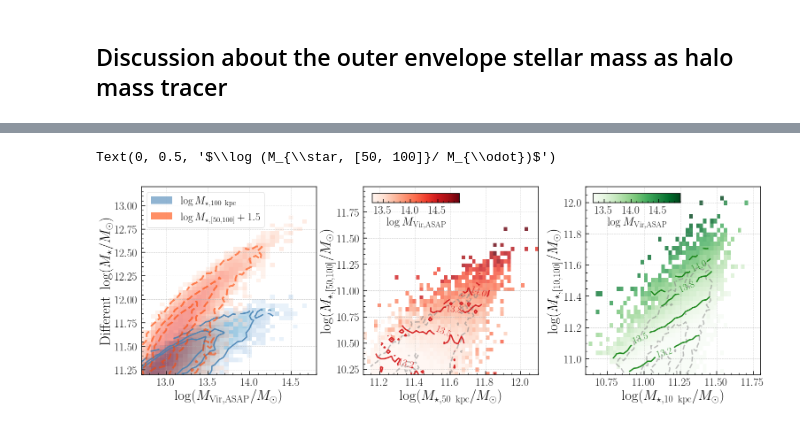
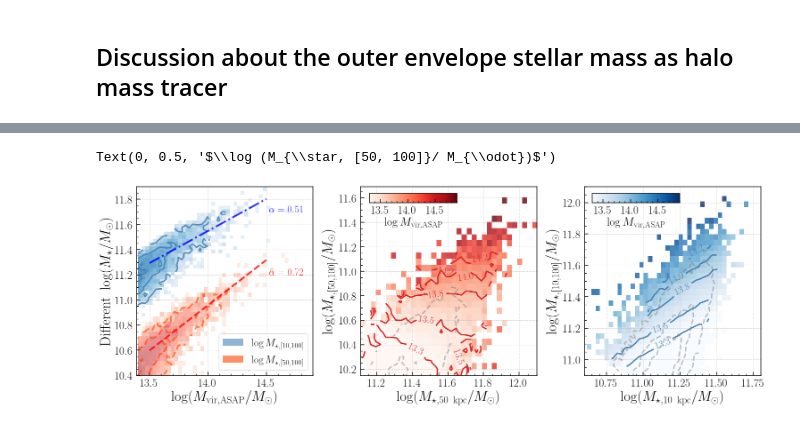
Before and after one commit to dr-guangtou/jianbing, a Jupyter notebook: notebooks/figure/fig12.ipynb, the cells around one changed output, grey strips where cells are left out. Drawn from its saved outputs; the diff is of its cells as text; code cells hidden in the pictures.

Commit message:
Update Figure 12

```diff
--- a/notebooks/figure/fig12.ipynb
+++ b/notebooks/figure/fig12.ipynb
@@ -61,0 +64,20 @@ data_use = hsc_pre[mask]
+# %%
+data_use[data_use['logm_cmod_err'] <= 0.02] = 0.02
+
+mask = data_use['logmh_vir_plane'] >= 13.9
+
+x_err = np.full(len(data_use[mask]), 0.02)
+y_err = np.hypot(data_use[mask]['logm_cmod_err'], 0.02)
+
+w = 1. / (y_err ** 2.)
+
+x_arr, y_arr = data_use[mask]['logmh_vir_plane'], data_use[mask]['logm_10_100']
+
+reg = LinearRegression().fit(x_arr.reshape(-1, 1), y_arr, sample_weight=w)
+
+print(reg.coef_, reg.intercept_)
+
+plt.scatter(x_arr, y_arr, s=2)
+
+x_grid = np.linspace(13.0, 15.2, 100)
+plt.plot(x_grid, reg.coef_ * x_grid + reg.intercept_, linewidth=2.0, linestyle='--', c='k')
@@ -66,60 +240,73 @@ fig.subplots_adjust(
 
 ax1 = fig.add_subplot(131)
 
+x_mask = data_use['logmh_vir_plane'] >= 13.4
+
 # Tracer 1
 z_stats_1, x_edges_1, y_edges_1, binnum_1 = binned_statistic_2d(
-    data_use['logmh_vir_plane'], data_use['logm_100'], data_use['logm_10_100'],
-    'count', bins=[50, 22])
+    data_use['logmh_vir_plane'][x_mask], data_use['logm_10_100'][x_mask],
+    data_use['logm_10_100'][x_mask],
+    'count', bins=[60, 40])
 z_stats_1[z_stats_1 < 2] = np.nan
 
 # Tracer 2
 z_stats_2, x_edges_2, y_edges_2, binnum_2 = binned_statistic_2d(
-    data_use['logmh_vir_plane'], data_use['logm_50_100'] + 1.5, data_use['logm_10_100'],
-    'count', bins=[50, 50])
+    data_use['logmh_vir_plane'][x_mask], data_use['logm_50_100'][x_mask],
+    data_use['logm_10_100'][x_mask],
+    'count', bins=[60, 54])
 z_stats_2[z_stats_2 < 2] = np.nan
 
 HM_1 = ax1.imshow(
-    z_stats_1.T, origin='lower', cmap='Blues', norm=LogNorm(vmin=1, vmax=2000),
+    z_stats_1.T, origin='lower', cmap='Blues', norm=LogNorm(vmin=1, vmax=300),
     extent=[x_edges_1[0], x_edges_1[-1], y_edges_1[0], y_edges_1[-1]],
     aspect='auto', interpolation='nearest', alpha=0.8)
 
 HM_2 = ax1.imshow(
-    z_stats_2.T, origin='lower', cmap='Reds', norm=LogNorm(vmin=1, vmax=2000),
+    z_stats_2.T, origin='lower', cmap='Reds', norm=LogNorm(vmin=1, vmax=100),
     extent=[x_edges_2[0], x_edges_2[-1], y_edges_2[0], y_edges_2[-1]],
     aspect='auto', interpolation='nearest', alpha=0.5)
 
 CT_1 = ax1.contour(
     x_edges_1[:-1], y_edges_1[:-1], gaussian_filter(z_stats_1.T, 0.12),
     5, linewidths=3.0, linestyles='solid', colors='steelblue', alpha=0.9,
-    levels=[8, 50, 100], extend='neither')
+    levels=[5, 20, 50], extend='neither')
 
 CT_2 = ax1.contour(
     x_edges_2[:-1], y_edges_2[:-1], gaussian_filter(z_stats_2.T, 0.12),
     5, linewidths=4.0, linestyles='dashed', colors='orangered', alpha=0.6,
-    levels=[8, 50, 100], extend='neither')
+    levels=[5, 20, 50], extend='neither')
 
-proxy = [plt.Rectangle((0,0), 1, 1, fc=c, alpha=0.6) for c in ['steelblue', 'orangered']]
-ax1.legend(proxy, [r'$\log M_{\star, 100\ \rm kpc}$', r'$\log  M_{\star, [50, 100]} + 1.5$'],
-           loc="upper left", fontsize=24)
+x_grid = np.linspace(13.5, 14.5, 10)
+ax1.plot(x_grid, 10.72 + 0.72 * (x_grid - 13.67), linestyle='--', linewidth=4, c='r', alpha=0.8)
+#ax1.plot(x_grid, 10.98 + 0.56 * (x_grid - 14.06), linestyle='--', linewidth=4, c='r', alpha=0.8)
+ax1.text(14.52, 11.2, r'$\alpha=0.72$', fontsize=22, color='red', alpha=0.9)
 
-ax1.set_xlim(12.7, 14.8)
-ax1.set_ylim(11.2, 13.2)
-ax1.set_xlabel(r'$\log (M_{\rm Vir, ASAP}/ M_{\odot})$', fontsize=32)
+ax1.plot(x_grid, 11.38 + 0.51 * (x_grid - 13.67), linestyle='-.', linewidth=4, c='b', alpha=0.8)
+#ax1.plot(x_grid, 11.56 + 0.36 * (x_grid - 14.06), linestyle='-.', linewidth=4, c='b', alpha=0.8)
+ax1.text(14.52, 11.7, r'$\alpha=0.51$', fontsize=22, color='blue', alpha=0.9)
+
+proxy = [plt.Rectangle((0, 0), 0.5, 0.5, fc=c, alpha=0.6) for c in ['steelblue', 'orangered']]
+ax1.legend(proxy, [r'$\log M_{\star, [10, 100]}$', r'$\log  M_{\star, [50, 100]}$'],
+           loc="lower right", fontsize=23)
+
+ax1.set_xlim(13.39, 14.9)
+ax1.set_ylim(10.40, 11.9)
+ax1.set_xlabel(r'$\log (M_{\rm vir, ASAP}/ M_{\odot})$', fontsize=32)
 ax1.set_ylabel(r'${\rm Different\ } \log (M_{\star}/M_{\odot})$', fontsize=32)
 
 ax2 = fig.add_subplot(133)
 
 z_stats_3, x_edges_3, y_edges_3, binnum_3 = binned_statistic_2d(
     data_use['logm_10'], data_use['logm_10_100'], data_use['logmh_vir_plane'],
-    np.nanmean, bins=[50, 60])
+    np.nanmean, bins=[40, 50])
 z_count_3, _, _, _ = binned_statistic_2d(
     data_use['logm_10'], data_use['logm_10_100'], data_use['logmh_vir_plane'],
-    'count', bins=[50, 60])
+    'count', bins=[40, 50])
 z_stats_3[z_stats_3 < 2] = np.nan
 z_count_3[z_count_3 < 2] = np.nan
 
 HM_3 = ax2.imshow(
-    z_stats_3.T, origin='lower', cmap='Greens', vmin=13.3, vmax=14.9,
+    z_stats_3.T, origin='lower', cmap='Blues', vmin=13.3, vmax=14.9,
     extent=[x_edges_3[0], x_edges_3[-1], y_edges_3[0], y_edges_3[-1]],
     aspect='auto', interpolation='nearest', alpha=0.8)
 
@@ -130,9 +317,9 @@ CT_3 = ax2.contour(
 
 CT_3b = ax2.contour(
     x_edges_3[:-1], y_edges_3[:-1], gaussian_filter(z_stats_3.T, 0.2),
-    4, linewidths=3.0, alpha=1.0, colors='forestgreen',
-    levels=[13.2, 13.5, 13.8, 14.0, 14.2], extend='neither')
-_ = ax2.clabel(CT_3b, inline=1, fontsize=22, colors='forestgreen', fmt=r'$%4.1f$')
+    4, linewidths=3.0, alpha=1.0, colors='steelblue',
+    levels=[13.3, 13.5, 13.8, 14.0, 14.2], extend='neither')
+_ = ax2.clabel(CT_3b, inline=1, fontsize=22, colors='steelblue', fmt=r'$%4.1f$')
 
 ax2.set_xlim(10.6, 11.8)
 ax2.set_ylim(10.9, 12.1)
@@ -142,46 +329,46 @@ ax2.set_ylabel(r'$\log (M_{\star, [10, 100]}/ M_{\odot})$', fontsize=32)
 cax_3 = fig.add_axes([0.74, 0.92, 0.13, 0.04])
 cbar_3 = plt.colorbar(HM_3, cax=cax_3, orientation='horizontal')
 cbar_3.solids.set_edgecolor("face")
-cax_3.set_xlabel(r'$\log M_{\rm Vir, ASAP}$', fontsize=26)
+cax_3.set_xlabel(r'$\log M_{\rm vir, ASAP}$', fontsize=26)
 
 ax3 = fig.add_subplot(132)
 
 z_stats_4, x_edges_4, y_edges_4, binnum_4 = binned_statistic_2d(
     data_use['logm_50'], data_use['logm_50_100'], data_use['logmh_vir_plane'],
-    np.nanmean, bins=[50, 55])
+    np.nanmean, bins=[35, 42])
 z_count_4, _, _, _ = binned_statistic_2d(
     data_use['logm_50'], data_use['logm_50_100'], data_use['logmh_vir_plane'],
-    'count', bins=[50, 55])
-z_stats_4[z_stats_4 < 2] = np.nan
-z_count_4[z_count_4 < 2] = np.nan
+    'count', bins=[35, 42])
+z_stats_4[z_stats_4 < 5] = np.nan
+z_count_4[z_count_4 < 5] = np.nan
 
 HM_4 = ax3.imshow(
     z_stats_4.T, origin='lower', cmap='Reds', vmin=13.3, vmax=14.9,
     extent=[x_edges_4[0], x_edges_4[-1], y_edges_4[0], y_edges_4[-1]],
     aspect='auto', interpolation='nearest', alpha=0.8)
 
 CT_4 = ax3.contour(
-    x_edges_4[:-1], y_edges_4[:-1], gaussian_filter(z_count_4.T, 0.1),
+    x_edges_4[:-1], y_edges_4[:-1], gaussian_filter(z_count_4.T, 0.15),
     5, linewidths=3.0, linestyles='dashed', colors='grey', alpha=0.5,
-    levels=[8, 50, 200], extend='neither')
+    levels=[20, 100, 250], extend='neither')
 
 CT_4b = ax3.contour(
-    x_edges_4[:-1], y_edges_4[:-1], gaussian_filter(z_stats_4.T, 0.2),
+    x_edges_4[:-1], y_edges_4[:-1], gaussian_filter(z_stats_4.T, 0.12),
     4, linewidths=3.0, alpha=1.0, colors='tab:red',
-    levels=[13.2, 13.5, 13.8, 14.0, 14.2], extend='neither')
+    levels=[13.3, 13.5, 13.8, 14.0, 14.2], extend='neither')
 _ = ax3.clabel(CT_4b, inline=1, fontsize=22, colors='tab:red', fmt=r'$%4.1f$')
 
 cax_4 = fig.add_axes([0.41, 0.92, 0.13, 0.04])
 cbar_4 = plt.colorbar(HM_4, cax=cax_4, orientation='horizontal')
 cbar_4.solids.set_edgecolor("face")
-cax_4.set_xlabel(r'$\log M_{\rm Vir, ASAP}$', fontsize=26)
+cax_4.set_xlabel(r'$\log M_{\rm vir, ASAP}$', fontsize=26)
 
-ax3.set_ylim(10.2, 11.99)
+ax3.set_ylim(10.15, 11.69)
 ax3.set_xlabel(r'$\log (M_{\star, 50\ \rm kpc}/ M_{\odot})$', fontsize=32)
 ax3.set_ylabel(r'$\log (M_{\star, [50, 100]}/ M_{\odot})$', fontsize=32)
 # %% [output]
 Text(0, 0.5, '$\\log (M_{\\star, [50, 100]}/ M_{\\odot})$')
-[figure, old version]
+[figure, new version]
 # %%
 fig.savefig(os.path.join(fig_dir, 'fig_12.png'), dpi=120)
 fig.savefig(os.path.join(fig_dir, 'fig_12.pdf'), dpi=120)
```
Also changed, not shown: parts of 15 cells of this notebook, 3 other files.
